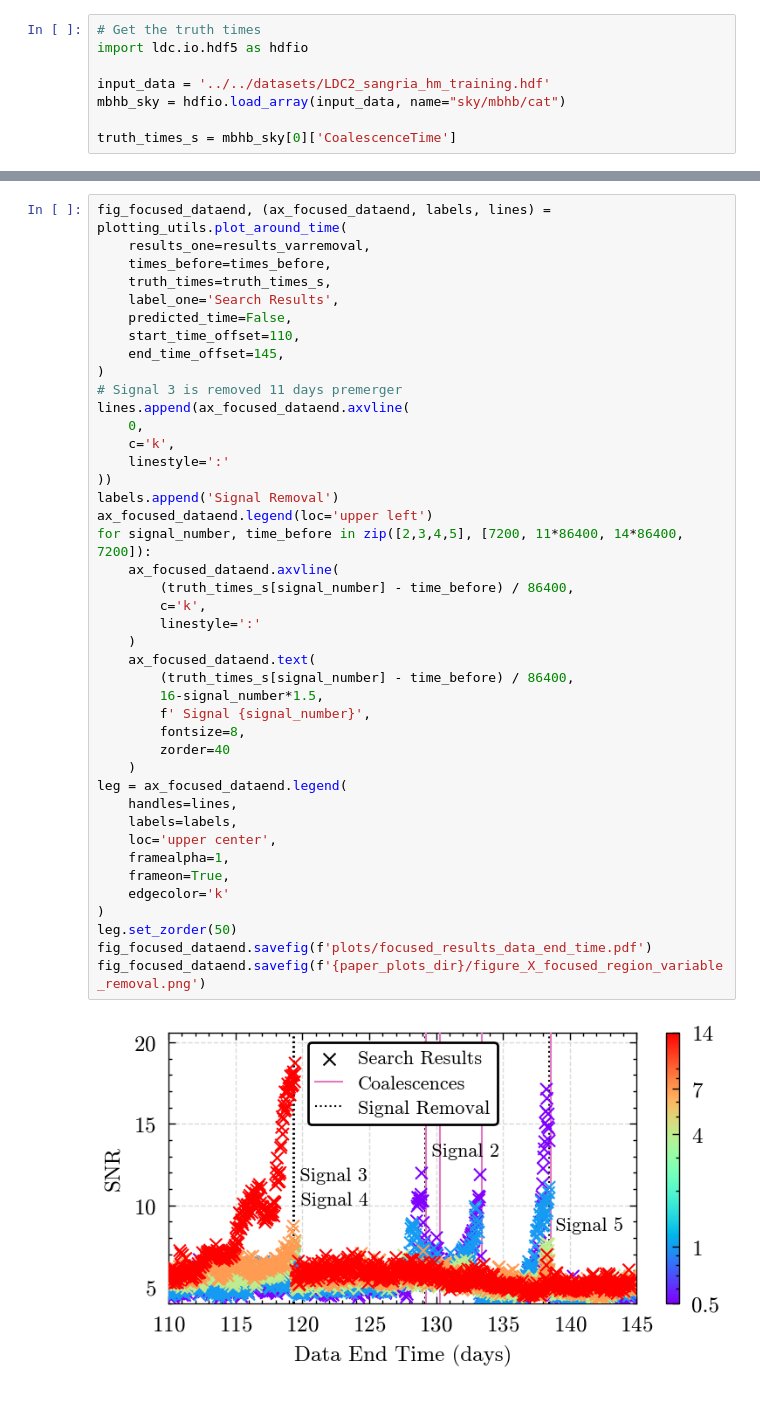
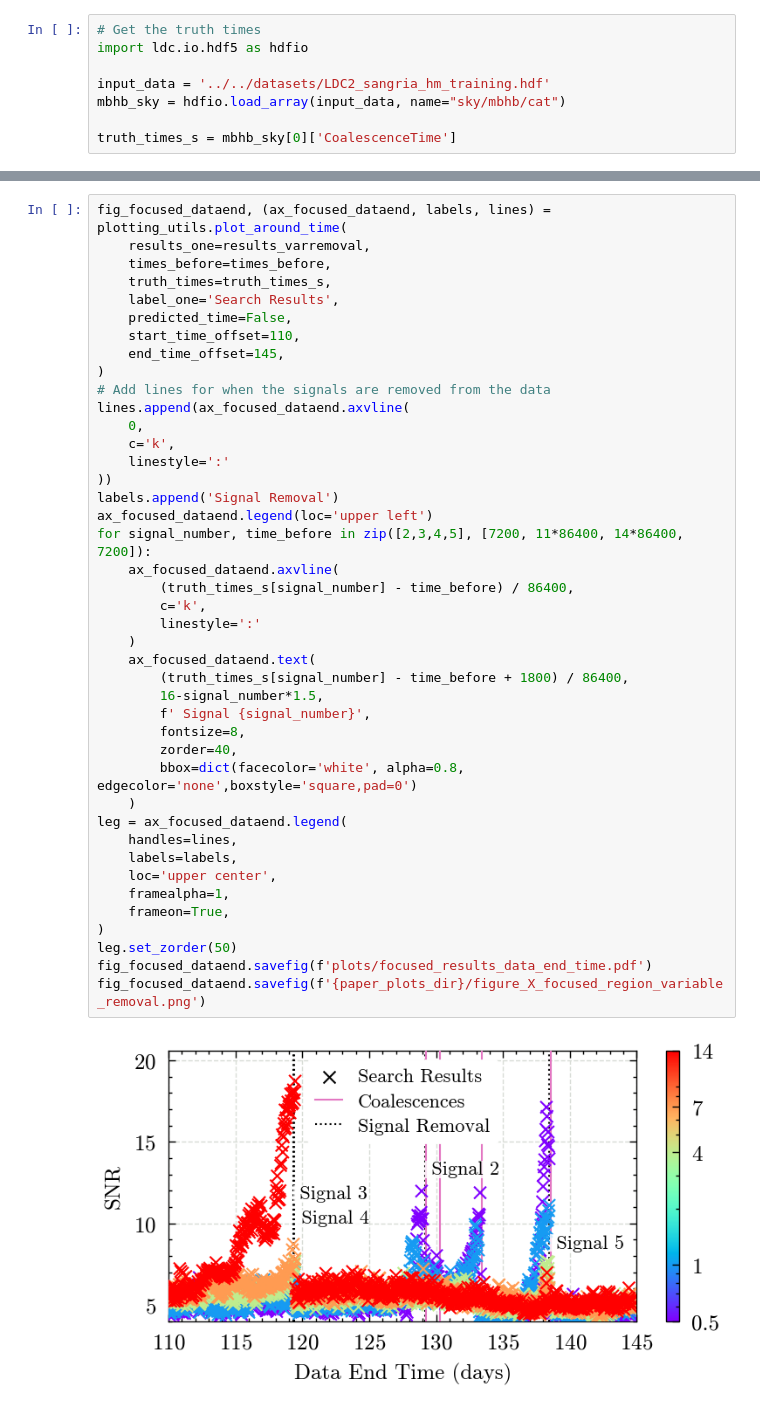
Before and after one commit to icg-gravwaves/lisa_premerger_sangria, a Jupyter notebook: search/inpainting_runs/plot_focused_data_results.ipynb, the cells around one changed output, grey strips where cells are left out. Cells and saved outputs as stored; diff of their text form.

```diff
--- a/search/inpainting_runs/plot_focused_data_results.ipynb
+++ b/search/inpainting_runs/plot_focused_data_results.ipynb
@@ -103,37 +104,37 @@ fig_focused_dataend, (ax_focused_dataend, labels, lines) = plotting_utils.plot_a
     start_time_offset=110,
     end_time_offset=145,
 )
-# Signal 3 is removed 11 days premerger
+# Add lines for when the signals are removed from the data
 lines.append(ax_focused_dataend.axvline(
     0,
     c='k',
     linestyle=':'
 ))
 labels.append('Signal Removal')
 ax_focused_dataend.legend(loc='upper left')
 for signal_number, time_before in zip([2,3,4,5], [7200, 11*86400, 14*86400, 7200]):
     ax_focused_dataend.axvline(
         (truth_times_s[signal_number] - time_before) / 86400,
         c='k',
         linestyle=':'
     )
     ax_focused_dataend.text(
-        (truth_times_s[signal_number] - time_before) / 86400,
+        (truth_times_s[signal_number] - time_before + 1800) / 86400,
         16-signal_number*1.5,
         f' Signal {signal_number}',
         fontsize=8,
-        zorder=40
+        zorder=40,
+        bbox=dict(facecolor='white', alpha=0.8, edgecolor='none',boxstyle='square,pad=0')
     )
 leg = ax_focused_dataend.legend(
     handles=lines,
     labels=labels,
     loc='upper center',
     framealpha=1,
     frameon=True,
-    edgecolor='k'
 )
 leg.set_zorder(50)
 fig_focused_dataend.savefig(f'plots/focused_results_data_end_time.pdf')
 fig_focused_dataend.savefig(f'{paper_plots_dir}/figure_X_focused_region_variable_removal.png')
 # %% [output]
-[figure, old version]
+[figure, new version]
```
Also changed, not shown: parts of 4 cells of this notebook, 1 other file.
